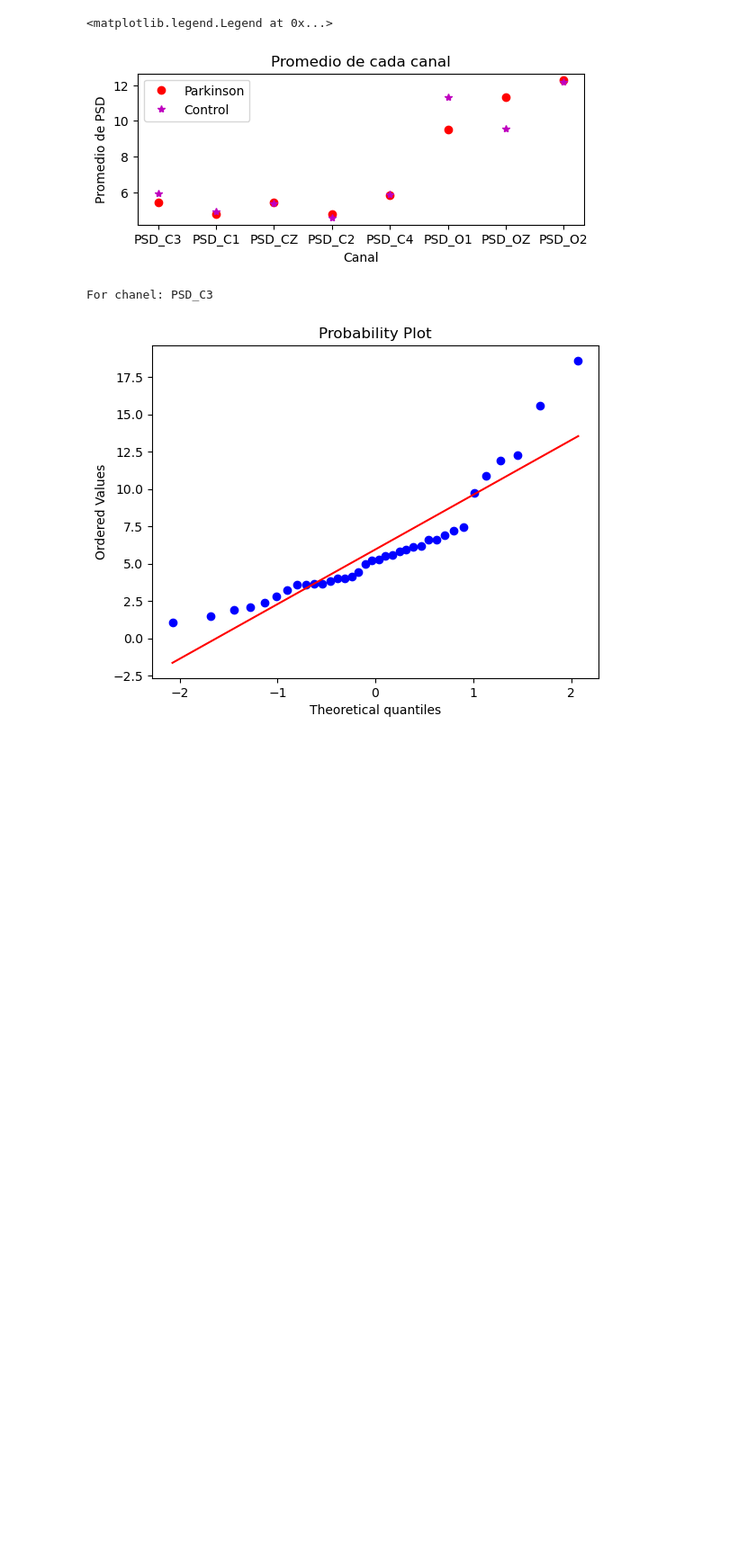
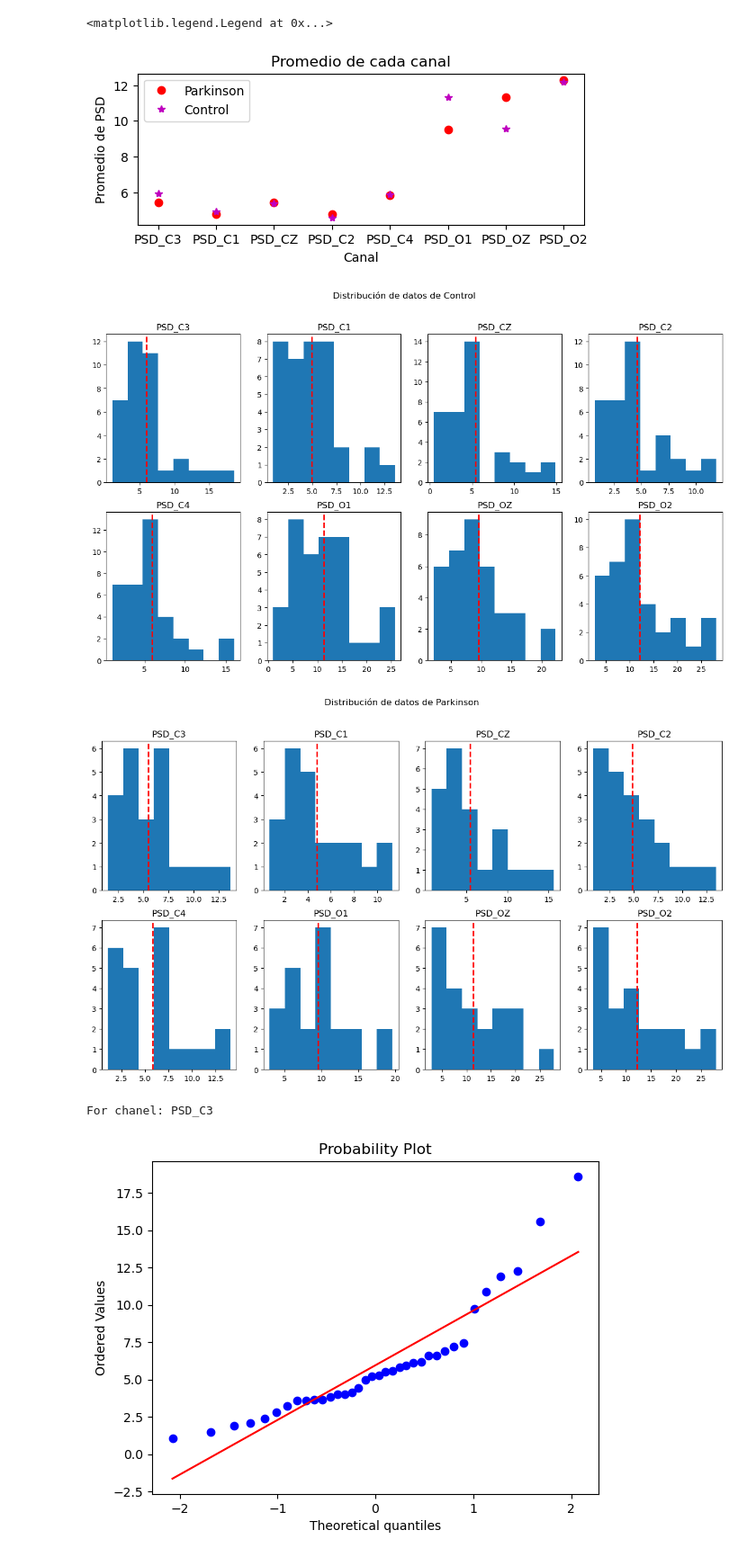
Before and after one commit to Astolfo2332/Parkinson_difference, a Jupyter notebook: Proyecto_1.ipynb, the cells around one changed output. Shown at 90% size. Saved outputs shown, nothing was run; the diff lists cells and outputs as text; code cells hidden in the pictures; blank space fills up the shorter version.

```diff
--- a/Proyecto_1.ipynb
+++ b/Proyecto_1.ipynb
@@ -346,6 +346,27 @@ plt.legend()
 # %% [output]
 <matplotlib.legend.Legend at 0x...>
 [figure]
+# %%
+def grafhist(data):
+    con=1
+    names=data.columns
+    plt.figure(figsize=(15,8))
+    plt.suptitle("Distribución de datos de "+data[names[0]][0])
+    for i in names[1:]:
+        plt.subplot(2,4,con)
+        plt.hist(data[i],bins=8)
+        plt.axvline(data[i].mean(),color="r",linestyle="dashed",linewidth=2)
+        plt.title(i)
+        con+=1
+# %%
+control,parkinson = [df[df['Estado']=='Control'], df[df['Estado']=='Parkinson']]
+parkinson=parkinson.reset_index(drop=True)
+names=control.columns
+grafhist(control)
+grafhist(parkinson)
+# %% [output]
+[figure, added]
+[figure, added]
 # %%
 def check_normality(data):
     '''Check if the distribution is normal.'''
```
Also changed, not shown: parts of 1 cell of this notebook.
